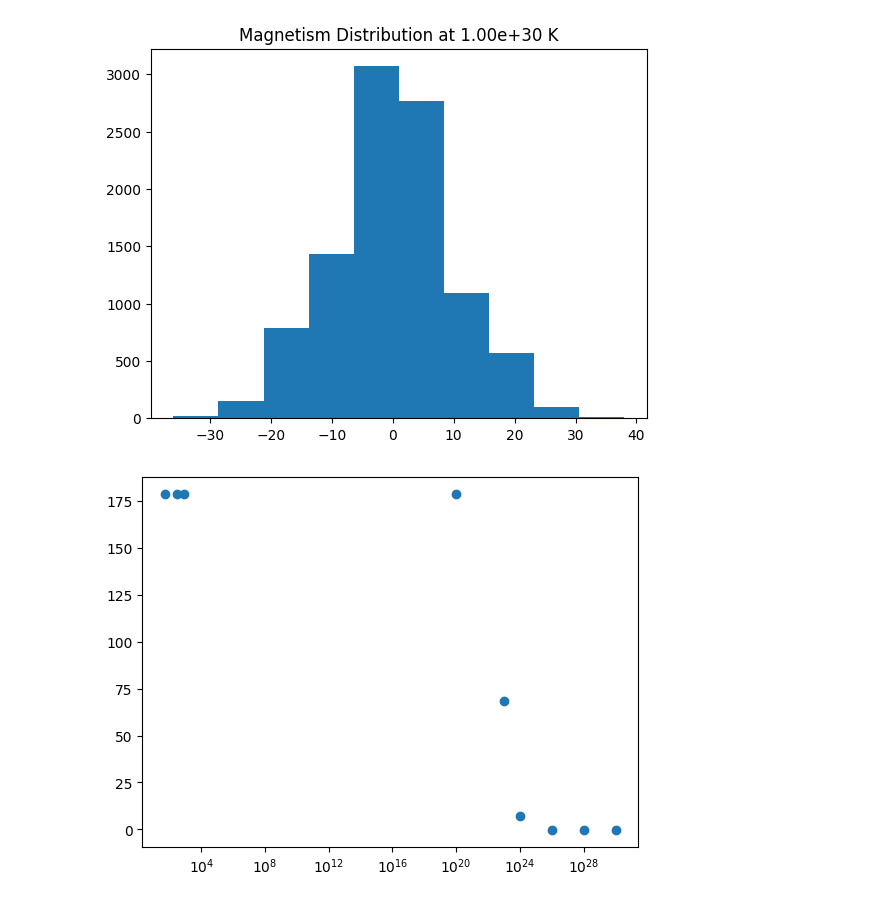
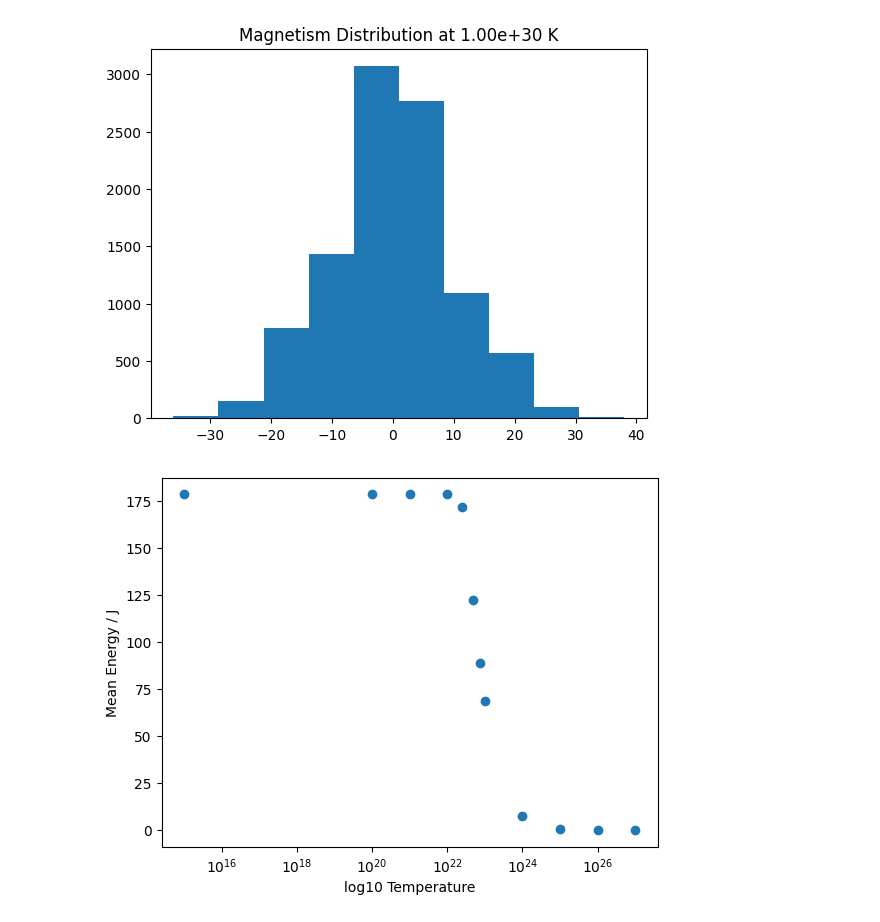
Before and after one commit to Iddmeister/IsingModel, a Jupyter notebook: visual.ipynb, the cells around one changed output. Cells and saved outputs as stored; diff of their text form; code cells hidden in the pictures.

Commit message:
Added more temperatures

```diff
--- a/visual.ipynb
+++ b/visual.ipynb
@@ -12,7 +12,7 @@ def importData(filename):
     df = pd.read_csv(filename, skiprows=1)
     return temperature, df
 
-for i in range(10):
+for i in range(12):
     temperature, df = importData("output/temp_%s" % i)
     data[temperature] = df
 # %%
@@ -54,12 +56,16 @@ for temperature in data.keys():
 # %%
 fig, ax = plt.subplots()
 
 mean_energies = []
 
 for temp in data.keys():
     mean_energies.append(data[temp]["energy"].mean())
 
 ax.scatter(data.keys(), mean_energies)
+ax.set_ylabel("Mean Energy / J")
+ax.set_xlabel("log10 Temperature")
 ax.set_xscale("log")
+# ax.set_ylim(0.1)
+# ax.set_ylim(0, -
 # %% [output]
-[figure, old version]
+[figure, new version]
```
Also changed, not shown: parts of 1 cell of this notebook, 15 other files.
